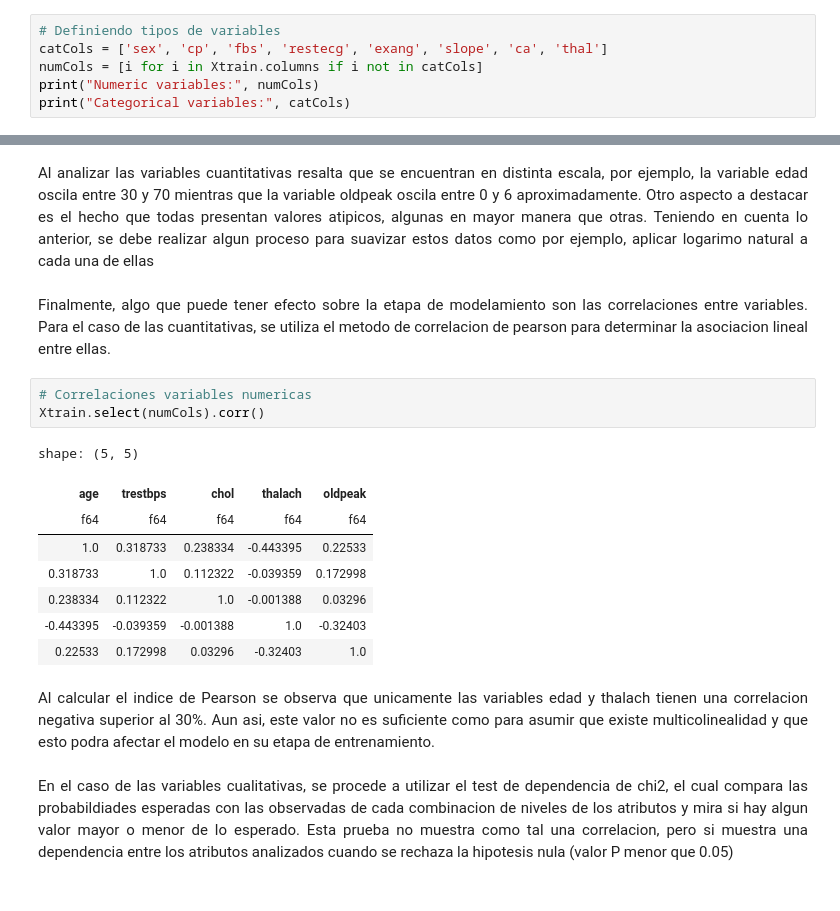
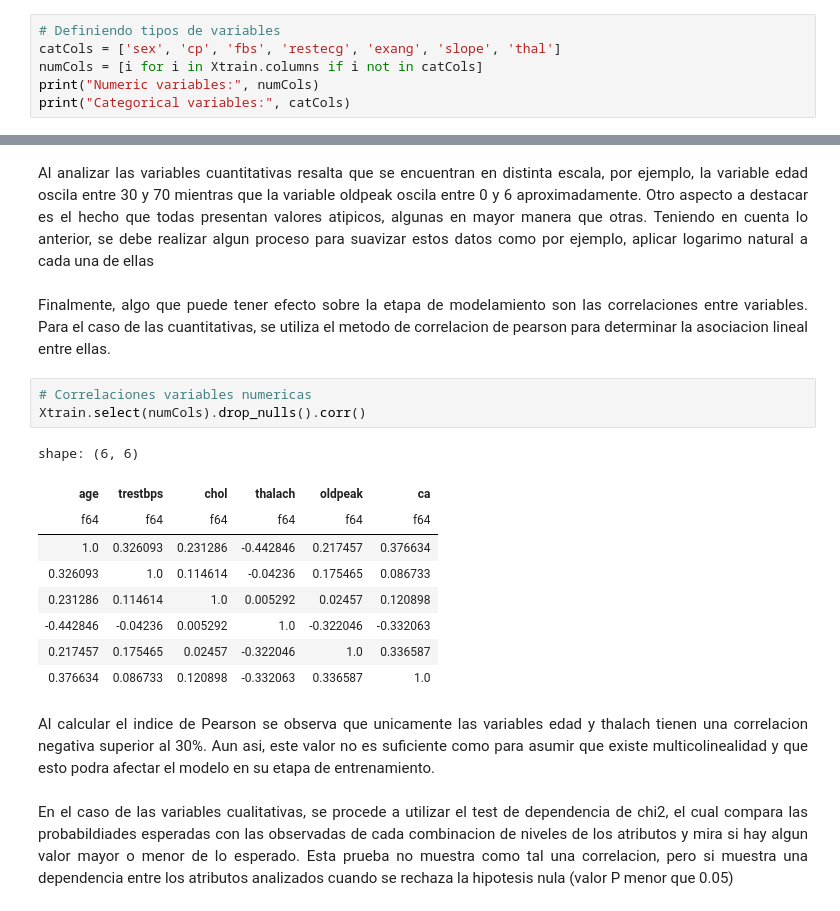
Before and after one commit to j220493/AnalisisEncodingCategoricalVariables, a Jupyter notebook: analisis.ipynb, the cells around one changed output, grey strips where cells are left out. Drawn from its saved outputs; the diff is of its cells as text.

```diff
--- a/analisis.ipynb
+++ b/analisis.ipynb
@@ -138,6 +138,6 @@ Se observa que las variables Sex, CP, fbs, restecg, exang, slope CA y Thal tiene
 # %%
 # Definiendo tipos de variables
-catCols = ['sex', 'cp', 'fbs', 'restecg', 'exang', 'slope', 'ca', 'thal']
+catCols = ['sex', 'cp', 'fbs', 'restecg', 'exang', 'slope', 'thal']
 numCols = [i for i in Xtrain.columns if i not in catCols]
 print("Numeric variables:", numCols)
 print("Categorical variables:", catCols)
@@ -183,16 +183,17 @@ Al analizar las variables cuantitativas resalta que se encuentran en distinta es
 Finalmente, algo que puede tener efecto sobre la etapa de modelamiento son las correlaciones entre variables. Para el caso de las cuantitativas, se utiliza el metodo de correlacion de pearson para determinar la asociacion lineal entre ellas.
 # %%
 # Correlaciones variables numericas
-Xtrain.select(numCols).corr()
+Xtrain.select(numCols).drop_nulls().corr()
 # %% [output]
-shape: (5, 5)
+shape: (6, 6)
-| age | trestbps | chol | thalach | oldpeak |
-| f64 | f64 | f64 | f64 | f64 |
-| 1.0 | 0.318733 | 0.238334 | -0.443395 | 0.22533 |
-| 0.318733 | 1.0 | 0.112322 | -0.039359 | 0.172998 |
-| 0.238334 | 0.112322 | 1.0 | -0.001388 | 0.03296 |
-| -0.443395 | -0.039359 | -0.001388 | 1.0 | -0.32403 |
-| 0.22533 | 0.172998 | 0.03296 | -0.32403 | 1.0 |
+| age | trestbps | chol | thalach | oldpeak | ca |
+| f64 | f64 | f64 | f64 | f64 | f64 |
+| 1.0 | 0.326093 | 0.231286 | -0.442846 | 0.217457 | 0.376634 |
+| 0.326093 | 1.0 | 0.114614 | -0.04236 | 0.175465 | 0.086733 |
+| 0.231286 | 0.114614 | 1.0 | 0.005292 | 0.02457 | 0.120898 |
+| -0.442846 | -0.04236 | 0.005292 | 1.0 | -0.322046 | -0.332063 |
+| 0.217457 | 0.175465 | 0.02457 | -0.322046 | 1.0 | 0.336587 |
+| 0.376634 | 0.086733 | 0.120898 | -0.332063 | 0.336587 | 1.0 |
 # %% [markdown]
 <div style="text-align: justify">
 Al calcular el indice de Pearson se observa que unicamente las variables edad y thalach tienen una correlacion negativa superior al 30%. Aun asi, este valor no es suficiente como para asumir que existe multicolinealidad y que esto podra afectar el modelo en su etapa de entrenamiento.
```
Also changed, not shown: parts of 16 cells of this notebook.
